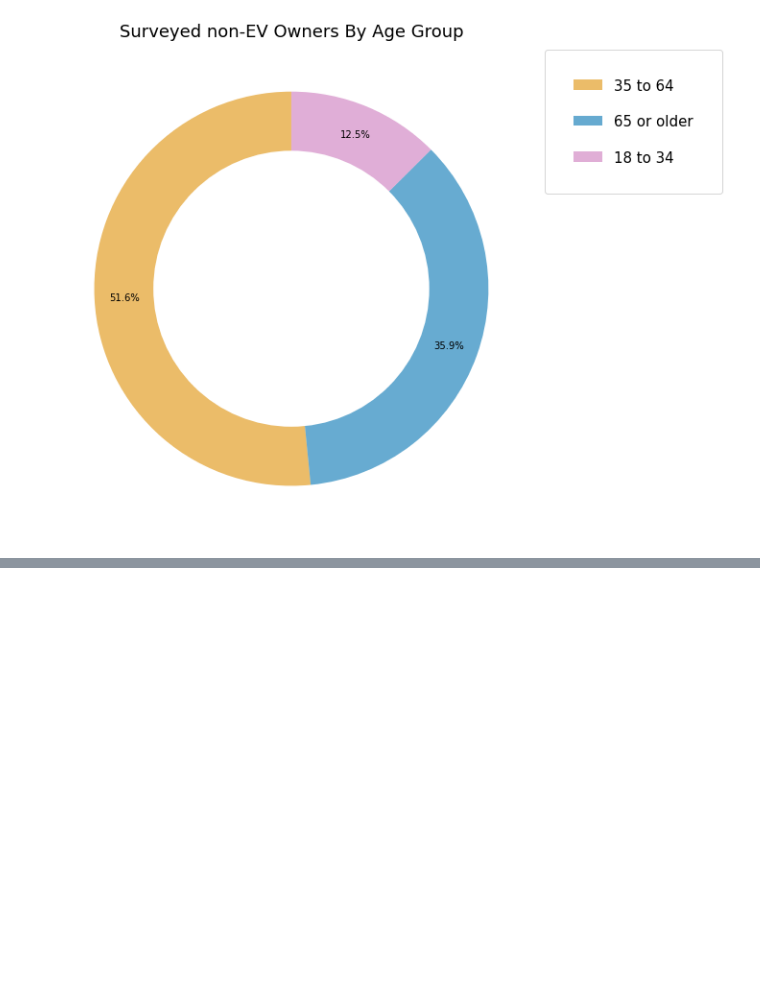
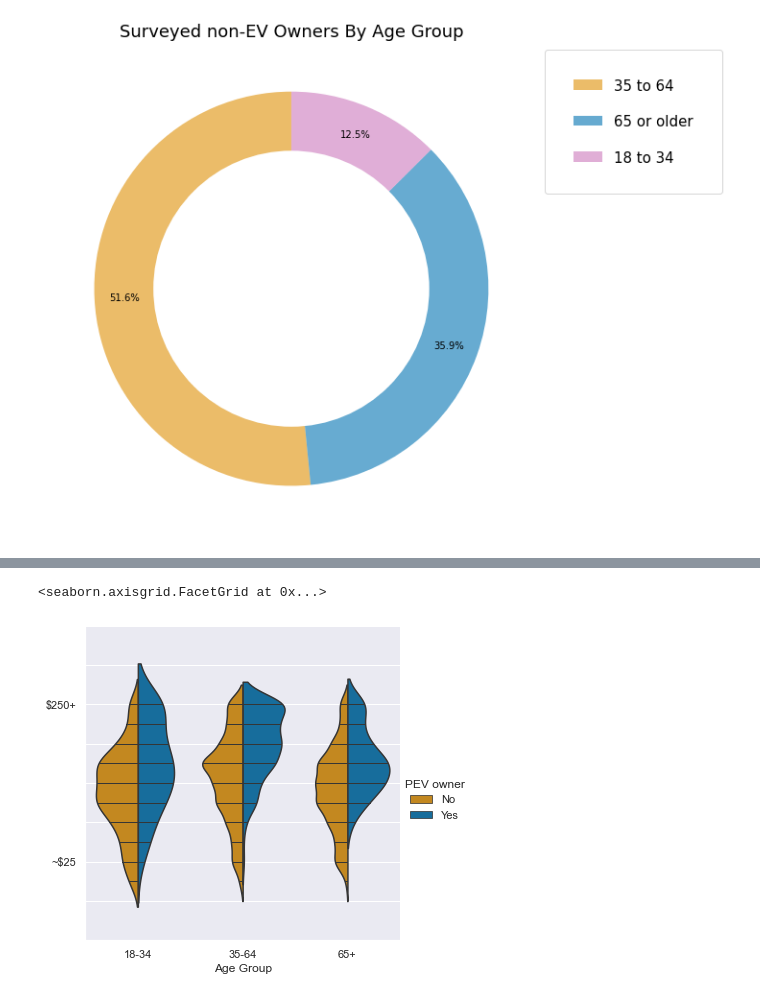
Before and after one commit to RussellShelley/Energy_Analysis, a Jupyter notebook: Visualization/DB_connected_python_vis.ipynb, the cells around one changed output, grey strips where cells are left out. Saved outputs shown, nothing was run; the diff lists cells and outputs as text; code cells hidden in the pictures; blank space fills up the shorter version.

```diff
--- a/Visualization/DB_connected_python_vis.ipynb
+++ b/Visualization/DB_connected_python_vis.ipynb
@@ -263,0 +323,25 @@ plt.show()
+# %%
+#Income/Age/ownership violin
+
+colors = ["#de8f05", "#0173b2"]
+# Set your custom color palette
+customPalette = sns.set_palette(sns.color_palette(colors))
+
+g=sns.catplot(x="age_grp", y="income", hue="PEV owner",
+            kind="violin",inner="stick",split=True, palette=customPalette,violinprops=dict(alpha=.2),  data=df_income_declared)
+plt.setp(ax.collections, alpha=.6)
+g.set_xticklabels(['18-34','35-64','65+'])
+g.set(xlabel="Age Group", ylabel = "")
+g.set_yticklabels(["","",
+"~$25",
+
+"",
+
+"",
+
+"",
+
+"$250+","",""])
+# %% [output]
+<seaborn.axisgrid.FacetGrid at 0x...>
+[figure, added]
```
Also changed, not shown: parts of 12 cells of this notebook, 1 other file.
